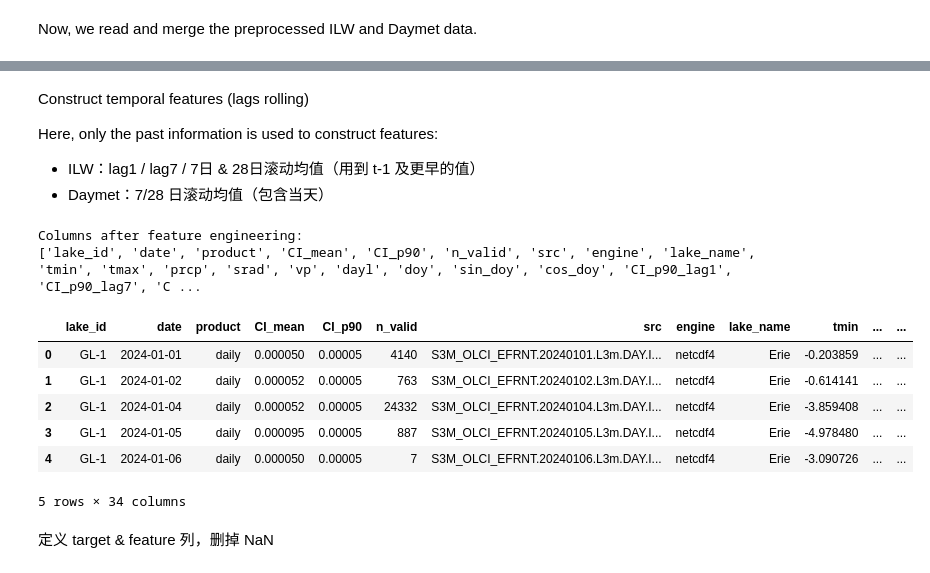
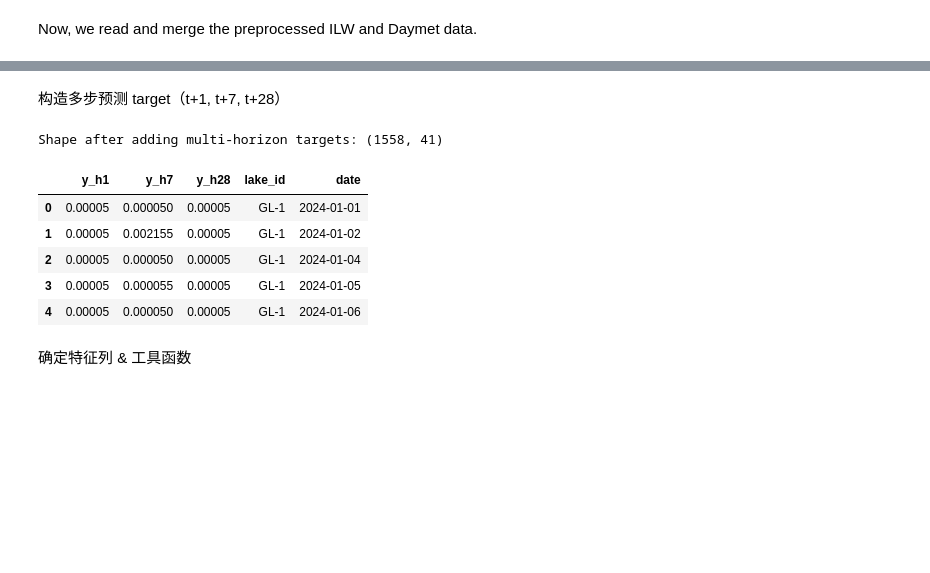
Before and after one commit to larry-ziyue-yin/HAB-forecasting, a Jupyter notebook: model_phase_2_cyanobacteria_forecasting.ipynb, the cells around one changed output, grey strips where cells are left out. Saved outputs shown, nothing was run; the diff lists cells and outputs as text; code cells hidden in the pictures; blank space fills up the shorter version.

```diff
--- a/model_phase_2_cyanobacteria_forecasting.ipynb
+++ b/model_phase_2_cyanobacteria_forecasting.ipynb
@@ -39,17 +46,19 @@ print(P_DAYMET)
 # %% [markdown]
 Now, we read and merge the preprocessed ILW and Daymet data.
 # %%
-# 读取
+# 读取 ILW 和 Daymet
 df_ilw = pd.read_parquet(P_ILW)
 df_daymet = pd.read_parquet(P_DAYMET)
 
-# 统一日期：去掉时区，只保留日期（当天 00:00）
-df_ilw["date"] = pd.to_datetime(df_ilw["date"]).dt.tz_localize(None).dt.normalize()
-df_daymet["date"] = pd.to_datetime(df_daymet["date"]).dt.tz_localize(None).dt.normalize()
+# 确保日期是 datetime
+df_ilw["date"] = pd.to_datetime(df_ilw["date"])
+df_daymet["date"] = pd.to_datetime(df_daymet["date"])
 
 print("ILW columns:", df_ilw.columns.tolist())
 print("Daymet columns:", df_daymet.columns.tolist())
+print("ILW head:")
 display(df_ilw.head())
+print("Daymet head:")
 display(df_daymet.head())
 # %% [output]
 ILW columns: ['lake_id', 'date', 'product', 'CI_mean', 'CI_p90', 'n_valid', 'src', 'engine']
@@ -98 +141,5 @@ Basic characteristics (seasonality)
+# %%
+target_col = "CI_p90"
+
+daymet_vars  = ["tmin", "tmax", "prcp", "srad", "vp", "dayl"]
 # %%
@@ -111,54 +191,31 @@ Daymet vars: ['tmin', 'tmax', 'prcp', 'srad', 'vp', 'dayl']
 # %% [markdown]
-Construct temporal features (lags rolling)
-
-Here, only the past information is used to construct features:
-- ILW：lag1 / lag7 / 7日 & 28日滚动均值（用到 t-1 及更早的值）
-- Daymet：7/28 日滚动均值（包含当天）
+构造多步预测 target（t+1, t+7, t+28）
 # %%
-df_ts = df.sort_values(["lake_id", "date"]).copy()
+HORIZONS = [1, 7, 28]
 
-# 1. ILW 自身的滞后和滚动
-lags_ci = [1, 7]
-roll_windows_ci = [7, 28]
-
-for lag in lags_ci:
-    df_ts[f"{TARGET_RAW}_lag{lag}"] = (
-        df_ts.groupby("lake_id")[TARGET_RAW].shift(lag)
+for h in HORIZONS:
+    col_name = f"y_h{h}"
+    df_feat[col_name] = (
+        group[target_col]
+        .shift(-h)              # CI_p90(t+h)
+        .pipe(np.log1p)         # log1p
     )
 
-for w in roll_windows_ci:
-    # 每个湖内部：先 shift(1) 再 rolling，确保只用到过去的值
-    df_ts[f"{TARGET_RAW}_roll{w}"] = (
-        df_ts.groupby("lake_id")[TARGET_RAW]
-             .apply(lambda s: s.shift(1).rolling(window=w, min_periods=max(3, w//4)).mean())
-             .reset_index(level=0, drop=True)
-    )
+target_cols = [f"y_h{h}" for h in HORIZONS]
 
-# 2. Daymet 的 7/28 日滚动均值（包含当天）
-roll_windows_met = [7, 28]
+# 去掉任意 target 缺失的行（意味着靠近年尾）
+df_feat = df_feat.dropna(subset=target_cols).copy()
 
-for var in daymet_vars:
-    for w in roll_windows_met:
-        df_ts[f"{var}_roll{w}"] = (
-            df_ts.groupby("lake_id")[var]
-                 .rolling(window=w, min_periods=max(3, w//4))
-                 .mean()
-                 .reset_index(level=0, drop=True)
-        )
-
-print("Columns after feature engineering:")
-print(df_ts.columns.tolist())
-display(df_ts.head())
+print("Shape after adding multi-horizon targets:", df_feat.shape)
+df_feat[target_cols + ["lake_id", "date"]].head()
 # %% [output]
-Columns after feature engineering:
-['lake_id', 'date', 'product', 'CI_mean', 'CI_p90', 'n_valid', 'src', 'engine', 'lake_name', 'tmin', 'tmax', 'prcp', 'srad', 'vp', 'dayl', 'doy', 'sin_doy', 'cos_doy', 'CI_p90_lag1', 'CI_p90_lag7', 'C ...
+Shape after adding multi-horizon targets: (1558, 41)
-|  | lake_id | date | product | CI_mean | CI_p90 | n_valid | src | engine | lake_name | tmin | ... | ... |
-| 0 | GL-1 | 2024-01-01 | daily | 0.000050 | 0.00005 | 4140 | S3M_OLCI_EFRNT.20240101.L3m.DAY.I... | netcdf4 | Erie | -0.203859 | ... | ... |
-| 1 | GL-1 | 2024-01-02 | daily | 0.000052 | 0.00005 | 763 | S3M_OLCI_EFRNT.20240102.L3m.DAY.I... | netcdf4 | Erie | -0.614141 | ... | ... |
-| 2 | GL-1 | 2024-01-04 | daily | 0.000052 | 0.00005 | 24332 | S3M_OLCI_EFRNT.20240104.L3m.DAY.I... | netcdf4 | Erie | -3.859408 | ... | ... |
-| 3 | GL-1 | 2024-01-05 | daily | 0.000095 | 0.00005 | 887 | S3M_OLCI_EFRNT.20240105.L3m.DAY.I... | netcdf4 | Erie | -4.978480 | ... | ... |
-| 4 | GL-1 | 2024-01-06 | daily | 0.000050 | 0.00005 | 7 | S3M_OLCI_EFRNT.20240106.L3m.DAY.I... | netcdf4 | Erie | -3.090726 | ... | ... |
+|  | y_h1 | y_h7 | y_h28 | lake_id | date |
+| 0 | 0.00005 | 0.000050 | 0.00005 | GL-1 | 2024-01-01 |
+| 1 | 0.00005 | 0.002155 | 0.00005 | GL-1 | 2024-01-02 |
+| 2 | 0.00005 | 0.000050 | 0.00005 | GL-1 | 2024-01-04 |
+| 3 | 0.00005 | 0.000055 | 0.00005 | GL-1 | 2024-01-05 |
+| 4 | 0.00005 | 0.000050 | 0.00005 | GL-1 | 2024-01-06 |
-5 rows × 34 columns
 # %% [markdown]
-定义 target & feature 列，删掉 NaN
+确定特征列 & 工具函数
 # %%
```
Also changed, not shown: parts of 27 cells of this notebook, 1 other file.
